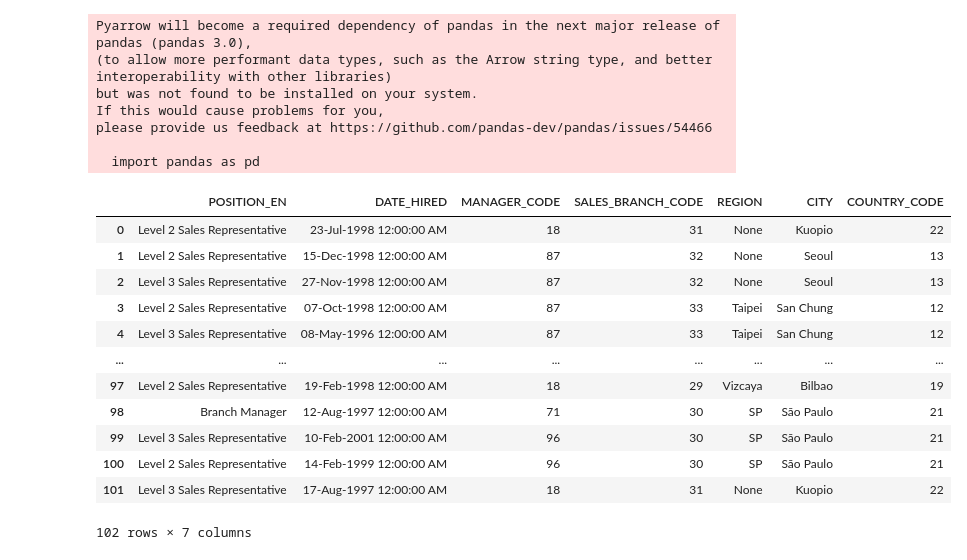
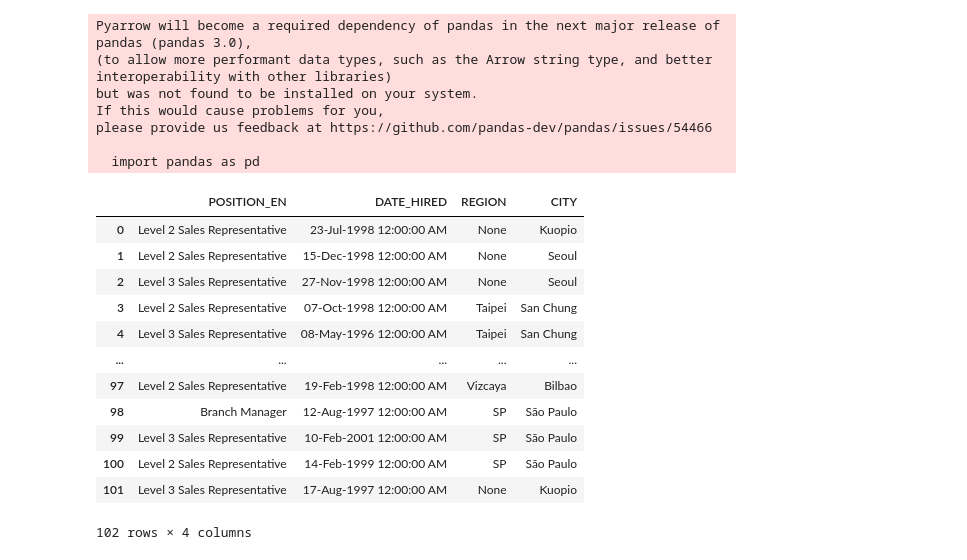
Before and after one commit to semkoolennl/SEM4-DEDS, a Jupyter notebook: unsupervised_ml/src/k_mean_cluster1.ipynb, the cells around one changed output. Cells and saved outputs as stored; diff of their text form; code cells hidden in the pictures.

```diff
--- a/unsupervised_ml/src/k_mean_cluster1.ipynb
+++ b/unsupervised_ml/src/k_mean_cluster1.ipynb
@@ -24,20 +25,20 @@ sales_staff  = load_table(go_staff, 'sales_staff')
 sales_branch = load_table(go_staff, 'sales_branch')
 # %%
 merged   = pd.merge(sales_staff, sales_branch, on='SALES_BRANCH_CODE')
-filtered = merged.loc[:, ['POSITION_EN', 'DATE_HIRED', 'MANAGER_CODE', 'SALES_BRANCH_CODE', 'REGION', 'CITY', 'COUNTRY_CODE']]
+filtered = merged.loc[:, ['POSITION_EN', 'DATE_HIRED', 'REGION', 'CITY']]
 filtered
 # %% [output]
-|  | POSITION_EN | DATE_HIRED | MANAGER_CODE | SALES_BRANCH_CODE | REGION | CITY | COUNTRY_CODE |
-| 0 | Level 2 Sales Representative | 23-Jul-1998 12:00:00 AM | 18 | 31 | None | Kuopio | 22 |
-| 1 | Level 2 Sales Representative | 15-Dec-1998 12:00:00 AM | 87 | 32 | None | Seoul | 13 |
-| 2 | Level 3 Sales Representative | 27-Nov-1998 12:00:00 AM | 87 | 32 | None | Seoul | 13 |
-| 3 | Level 2 Sales Representative | 07-Oct-1998 12:00:00 AM | 87 | 33 | Taipei | San Chung | 12 |
-| 4 | Level 3 Sales Representative | 08-May-1996 12:00:00 AM | 87 | 33 | Taipei | San Chung | 12 |
-| ... | ... | ... | ... | ... | ... | ... | ... |
-| 97 | Level 2 Sales Representative | 19-Feb-1998 12:00:00 AM | 18 | 29 | Vizcaya | Bilbao | 19 |
-| 98 | Branch Manager | 12-Aug-1997 12:00:00 AM | 71 | 30 | SP | São Paulo | 21 |
-| 99 | Level 3 Sales Representative | 10-Feb-2001 12:00:00 AM | 96 | 30 | SP | São Paulo | 21 |
-| 100 | Level 2 Sales Representative | 14-Feb-1999 12:00:00 AM | 96 | 30 | SP | São Paulo | 21 |
-| 101 | Level 3 Sales Representative | 17-Aug-1997 12:00:00 AM | 18 | 31 | None | Kuopio | 22 |
+|  | POSITION_EN | DATE_HIRED | REGION | CITY |
+| 0 | Level 2 Sales Representative | 23-Jul-1998 12:00:00 AM | None | Kuopio |
+| 1 | Level 2 Sales Representative | 15-Dec-1998 12:00:00 AM | None | Seoul |
+| 2 | Level 3 Sales Representative | 27-Nov-1998 12:00:00 AM | None | Seoul |
+| 3 | Level 2 Sales Representative | 07-Oct-1998 12:00:00 AM | Taipei | San Chung |
+| 4 | Level 3 Sales Representative | 08-May-1996 12:00:00 AM | Taipei | San Chung |
+| ... | ... | ... | ... | ... |
+| 97 | Level 2 Sales Representative | 19-Feb-1998 12:00:00 AM | Vizcaya | Bilbao |
+| 98 | Branch Manager | 12-Aug-1997 12:00:00 AM | SP | São Paulo |
+| 99 | Level 3 Sales Representative | 10-Feb-2001 12:00:00 AM | SP | São Paulo |
+| 100 | Level 2 Sales Representative | 14-Feb-1999 12:00:00 AM | SP | São Paulo |
+| 101 | Level 3 Sales Representative | 17-Aug-1997 12:00:00 AM | None | Kuopio |
-102 rows × 7 columns
+102 rows × 4 columns
 # %%
```
Also changed, not shown: parts of 6 cells of this notebook, 3 other files.
